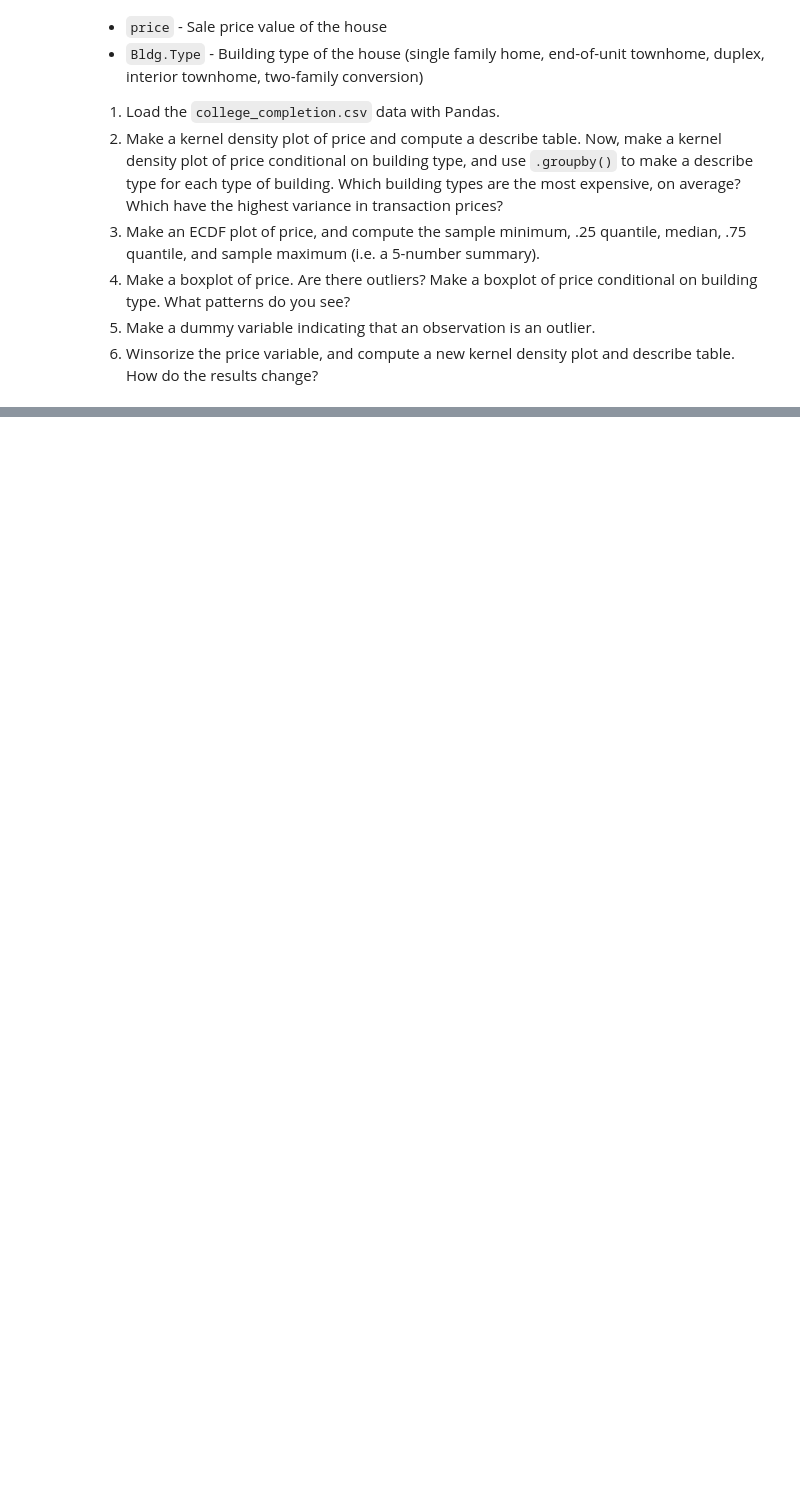
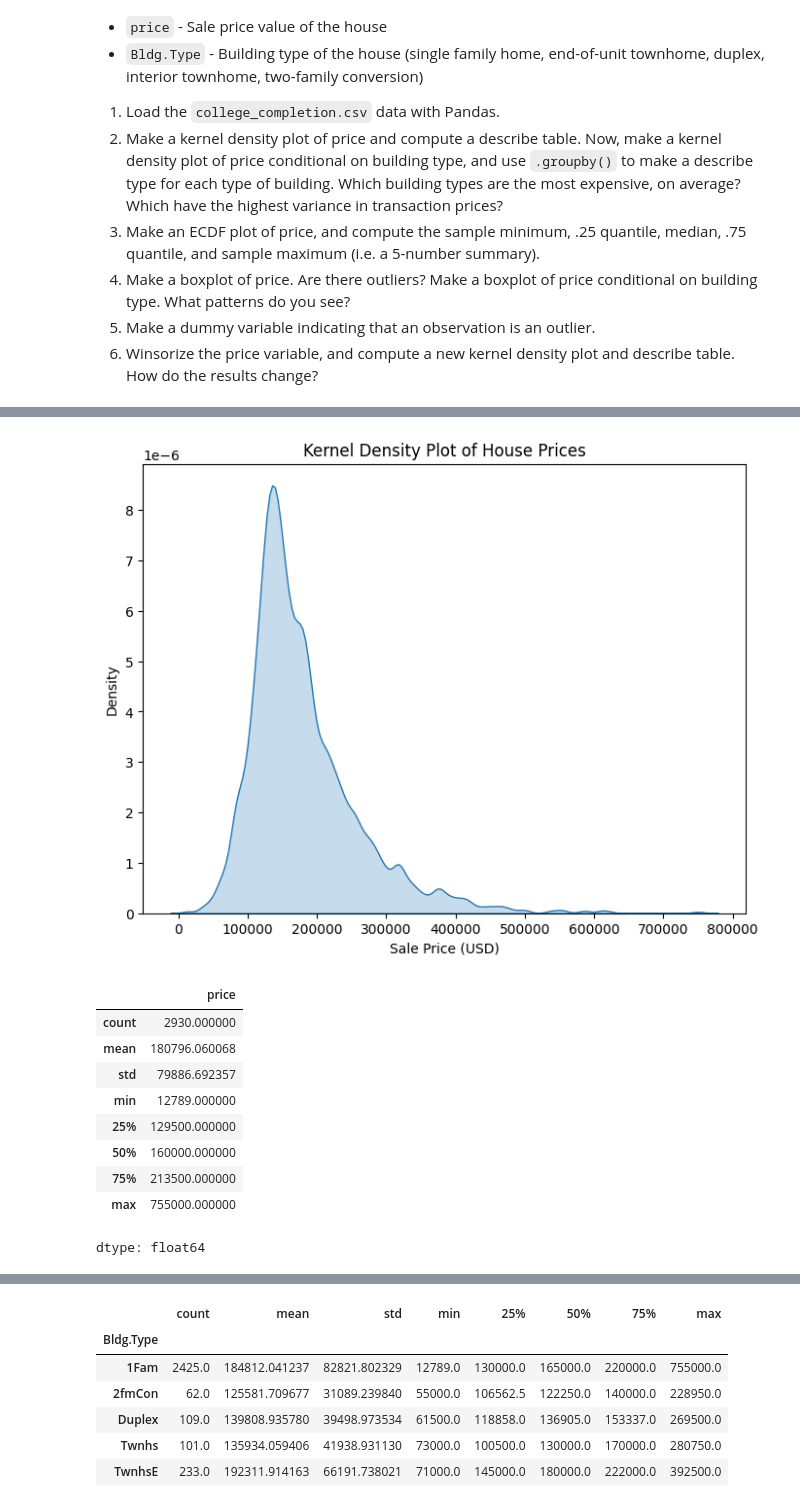
Before and after one commit to thomashooks53/undergrad_ml_assignments, a Jupyter notebook: 01_assignment_wrangling_and_eda.ipynb, the cells around one changed output, grey strips where cells are left out. Drawn from its saved outputs; the diff is of its cells as text; code cells hidden in the pictures; blank space fills up the shorter version.

```diff
--- a/01_assignment_wrangling_and_eda.ipynb
+++ b/01_assignment_wrangling_and_eda.ipynb
@@ -686,0 +658,71 @@ dtype: float64
+# %%
+#Question 7
+
+#Part 1
+ames = pd.read_csv("/content/data/ames_prices.csv")
+ames.head(10)
+
+#Part 2
+
+#Standard KDE Plot
+plt.figure(figsize=(8,6))
+sns.kdeplot(ames['price'], bw_adjust = 0.5,fill=True)
+plt.xlabel("Sale Price (USD)")
+plt.ylabel("Density")
+plt.title("Kernel Density Plot of House Prices")
+plt.show()
+
+display(ames['price'].describe())
+
+#KDE Plot Conditional on Building Type
+plt.figure(figsize=(10,6))
+sns.kdeplot(data=ames, x='price', hue='Bldg.Type', fill=True, alpha=0.4)
+plt.xlabel("Sale Price")
+plt.ylabel("Density")
+plt.title("Kernel Density of House Prices by Building Type")
+plt.show()
+
+# Describe by building type
+display(ames.groupby('Bldg.Type')['price'].describe())
+#This data is somewhat difficult to analyze since the overwhelming type is 1Fam
+#Townhouses have the highest average cost, closely followed by single-family homes. On the opposite end, 2 family conversion have the lowest average cost
+#Single family homes have the most variance with the lowest min and highest max, also boasting the greatest standard deviation
+
+#Part 3
+
+#ECDF Plot
+ames['price_quantile'] = ames['price'].rank(method='average', pct=True)
+
+ames.sort_values('price').plot(
+    x='price',
+    y='price_quantile',
+    grid=True,
+    legend=False
+)
+
+plt.xlabel("Sale Price")
+plt.ylabel("ECDF")
+plt.title("Empirical CDF of House Prices")
+plt.show()
+
+#5-number Summary
+var = 'price'
+print('Minimum: ', ames[var].min())
+print('.25 quantile: ', ames[var].quantile(.25))
+print('Median: ',ames[var].median())
+print('.75 quantile: ',ames[var].quantile(.75))
+print('Sample Maximum:', ames[var].max())
+
+#Part 4
+# %% [output]
+[figure, added]
+|  | price |
+| count | 2930.000000 |
+| mean | 180796.060068 |
+| std | 79886.692357 |
+| min | 12789.000000 |
+| 25% | 129500.000000 |
+| 50% | 160000.000000 |
+| 75% | 213500.000000 |
+| max | 755000.000000 |
+dtype: float64
@@ -686,0 +730,7 @@ dtype: float64
+|  | count | mean | std | min | 25% | 50% | 75% | max |
+| Bldg.Type |  |  |  |  |  |  |  |  |
+| 1Fam | 2425.0 | 184812.041237 | 82821.802329 | 12789.0 | 130000.0 | 165000.0 | 220000.0 | 755000.0 |
+| 2fmCon | 62.0 | 125581.709677 | 31089.239840 | 55000.0 | 106562.5 | 122250.0 | 140000.0 | 228950.0 |
+| Duplex | 109.0 | 139808.935780 | 39498.973534 | 61500.0 | 118858.0 | 136905.0 | 153337.0 | 269500.0 |
+| Twnhs | 101.0 | 135934.059406 | 41938.931130 | 73000.0 | 100500.0 | 130000.0 | 170000.0 | 280750.0 |
+| TwnhsE | 233.0 | 192311.914163 | 66191.738021 | 71000.0 | 145000.0 | 180000.0 | 222000.0 | 392500.0 |
```
Also changed, not shown: parts of 2 cells of this notebook.
